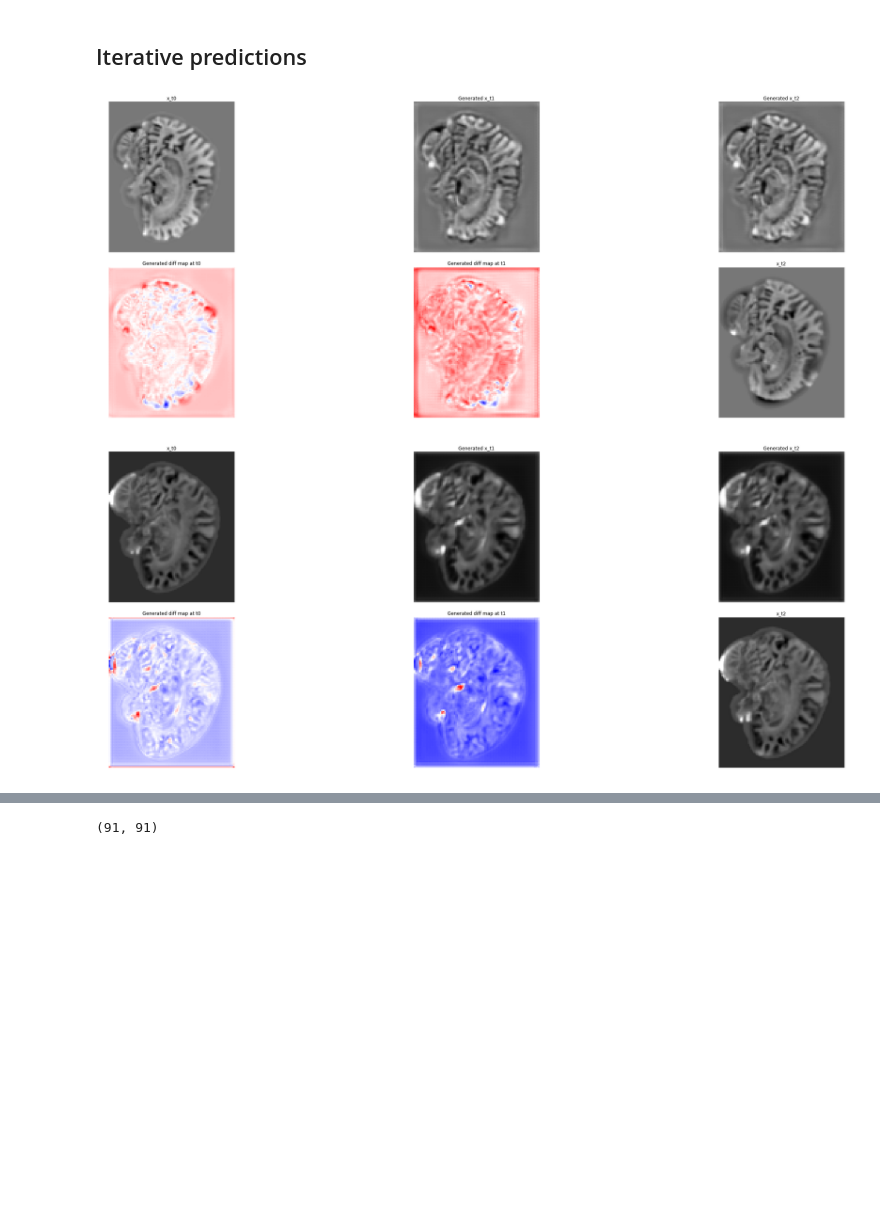
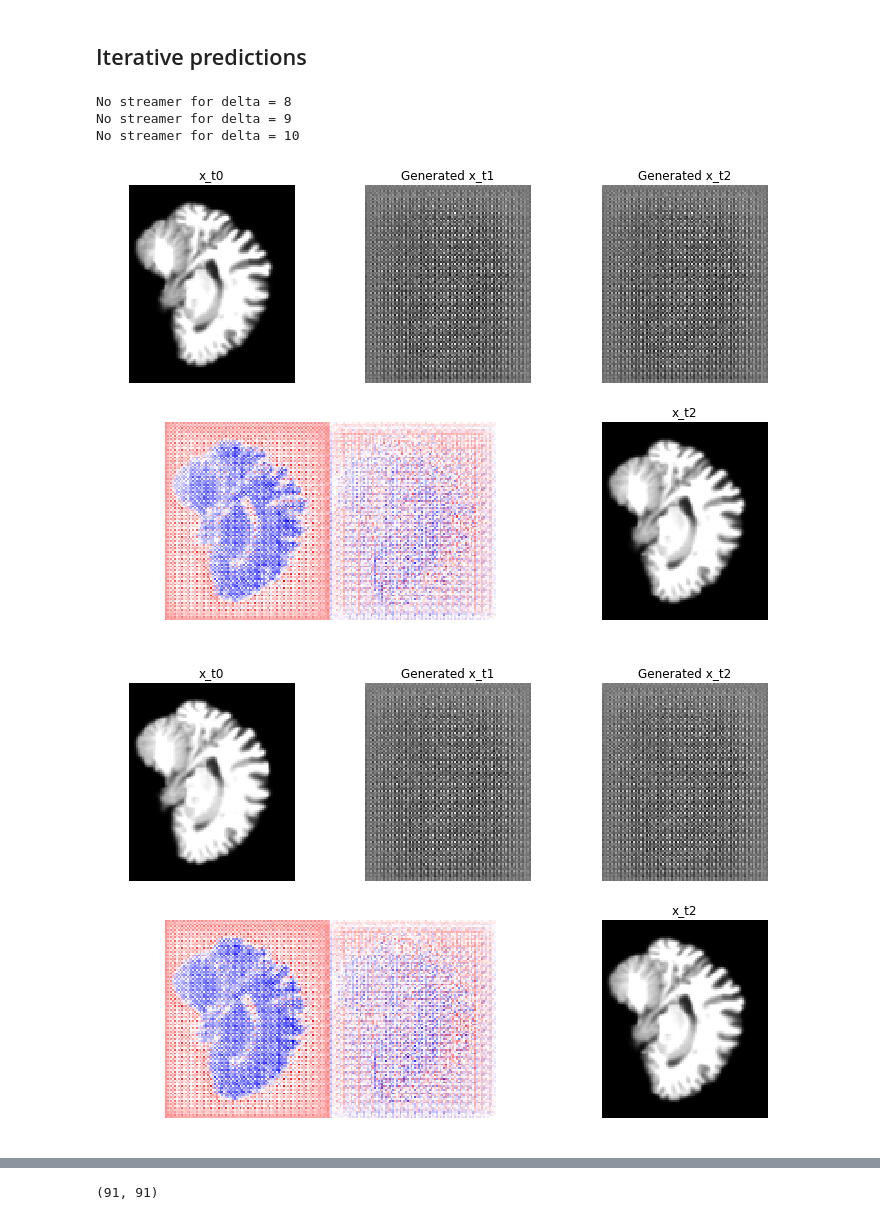
Before and after one commit to vwegmayr/brain-aging, a Jupyter notebook: notebooks/vagan_mri_evaluation_fixed_delta.ipynb, the cells around one changed output, grey strips where cells are left out. Drawn from its saved outputs; the diff is of its cells as text; code cells hidden in the pictures; blank space fills up the shorter version.

```diff
--- a/notebooks/vagan_mri_evaluation_fixed_delta.ipynb
+++ b/notebooks/vagan_mri_evaluation_fixed_delta.ipynb
@@ -19,9 +19,9 @@ from src.baum_vagan.utils import map_image_to_intensity_range
 # %% [markdown]
 ## Load model for evaluation
 # %%
-smt_label = "20180805-163029"
+smt_label = "20180807-142109-debug"
 config_path = os.path.join("data", smt_label, "config.yaml")
-model_dir = os.path.join("data", smt_label, "logdir_cont")
+model_dir = os.path.join("data", smt_label, "logdir")
 with open(config_path, 'r') as f:
     model_config = yaml.load(f)
 wrapper = VAGanWrapper(**model_config)
@@ -160,6 +190,10 @@ for delta in deltas:
         delta_to_streamer[delta] = streamer
     except:
         print("No streamer for delta = {}".format(delta))
+# %% [output]
+No streamer for delta = 8
+No streamer for delta = 9
+No streamer for delta = 10
 # %%
 def iterate_model(model, img, n_steps):
     images = []
@@ -181,47 +215,61 @@ def plot_iterative_predictions(pair, delta):
     # Use normalization of trained model
     # print(pair.get_age_delta())
     # print(pair.streamer.get_image_label(pair.fid1))
     pair = MRIImagePair(
         streamer=wrapper.data,
         fid1=pair.fid1,
         fid2=pair.fid2
     )
     x_t0 = pair.load_image(pair.fid1)
     x_tn = pair.load_image(pair.fid2)
     images, masks = iterate_model(wrapper.vagan, x_t0, delta)
 
     def get_slice(img):
         img = np.squeeze(img)
         return img[35, :, :]
 
     # plot predictions
-    fig, axes = plt.subplots(2, delta + 1, figsize=(40, 15), edgecolor='black')
+    nrows = 2
+    ncols = delta + 1
+    fsize = 4
+    plt.figure(figsize=(ncols * fsize, nrows * fsize))
     # plot images
-    axes[0, 0].imshow(get_slice(x_t0), cmap='gray')
-    axes[0, 0].set_title("x_t0")
+    plt.subplot(nrows, ncols, 1)
+    plt.imshow(get_slice(x_t0), cmap='gray')
+    plt.title("x_t0")
+    plt.axis('off')
+
     for i, img in enumerate(images):
-        axes[0, i + 1].imshow(get_slice(img), cmap='gray')
-        axes[0, i + 1].set_title('Generated x_t{}'.format(i + 1))
+        plt.subplot(nrows, ncols, i + 2)
+        plt.imshow(get_slice(img), cmap='gray')
+        plt.title('Generated x_t{}'.format(i + 1))
+        plt.axis('off')
 
     # plot masks
+    # concatenate differnce maps to plot with same scale
+    plt.subplot(nrows, ncols, (ncols + 1, ncols + len(masks)))
+    mask_slices = [get_slice(m) for m in masks]
+    mask_slices_im = np.hstack(tuple(mask_slices))
+    plt.imshow(mask_slices_im, cmap='bwr', vmin=-1, vmax=1)
+    plt.axis('off')
+    """
     for i, mask in enumerate(masks):
-        axes[1, i].imshow(get_slice(mask), cmap='bwr')
-        axes[1, i].set_title('Generated diff map at t{}'.format(i))
+        plt.subplot(nrows, ncols, ncols + 1 + i)
+        plt.imshow(get_slice(mask), cmap='bwr')
+        plt.title('Generated diff map at t{}'.format(i))
+        plt.axis('off')
+    """
 
     # plot gt
-    axes[1, delta].imshow(get_slice(x_tn), cmap='gray')
-    axes[1, delta].set_title('x_t{}'.format(delta))
-
-    for i in range(axes.shape[0]):
-        for j in range(axes.shape[1]):
-            axes[i, j].axis('off')
-
-    plt.subplots_adjust(hspace=0.1)
+    plt.subplot(nrows, ncols, nrows * ncols)
+    plt.imshow(get_slice(x_tn), cmap='gray')
+    plt.title('x_t{}'.format(delta))
+    plt.axis('off')
 
 for delta in range(2, 6):
     pairs = delta_to_streamer[delta].all_pairs[:5]
     plot_iterative_predictions(pairs[1], delta)
     plot_iterative_predictions(pairs[0], delta)
 # %% [output]
-[figure, old version]
+[figure, new version]
-[figure, old version]
+[figure, new version]
```
Also changed, not shown: parts of 3 cells of this notebook, 3 other files.
